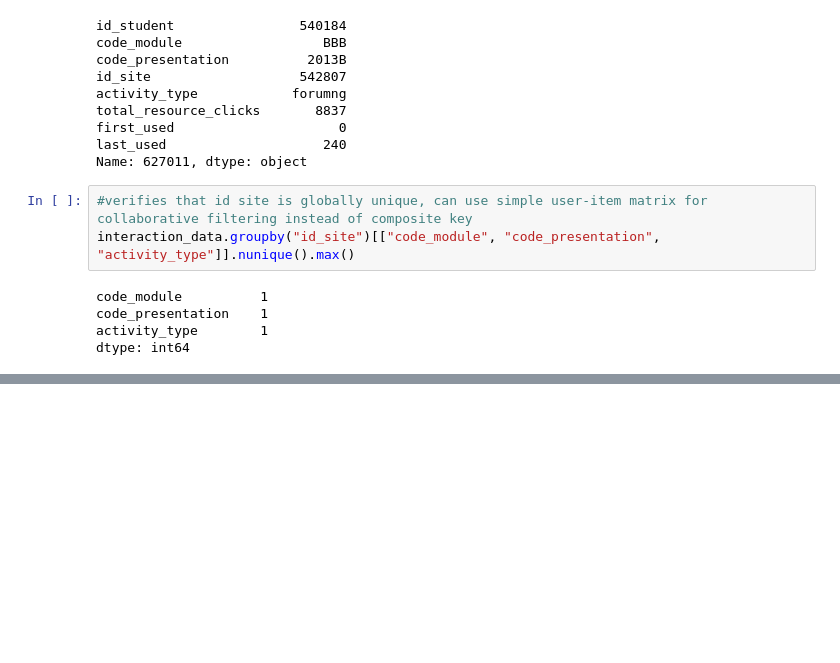
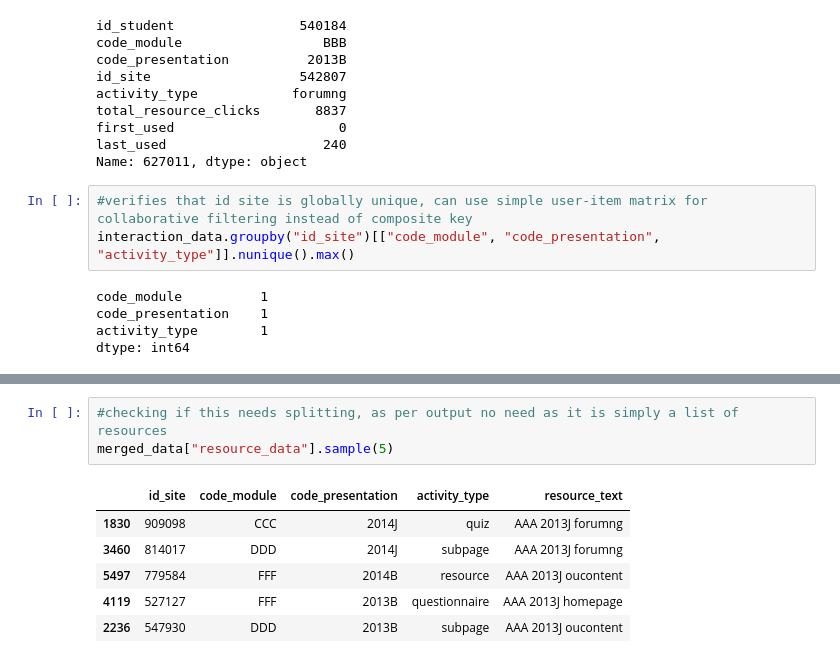
Before and after one commit to lulwaM/fp-hybrid-educational-recommender, a Jupyter notebook: notebooks/data_preprocessing.ipynb, the cells around one changed output, grey strips where cells are left out. Drawn from its saved outputs; the diff is of its cells as text; blank space fills up the shorter version.

```diff
--- a/notebooks/data_preprocessing.ipynb
+++ b/notebooks/data_preprocessing.ipynb
@@ -735,0 +760,10 @@ dtype: int64
+# %%
+#checking if this needs splitting, as per output no need as it is simply a list of resources
+merged_data["resource_data"].sample(5)
+# %% [output]
+|  | id_site | code_module | code_presentation | activity_type | resource_text |
+| 1830 | 909098 | CCC | 2014J | quiz | AAA 2013J forumng |
+| 3460 | 814017 | DDD | 2014J | subpage | AAA 2013J forumng |
+| 5497 | 779584 | FFF | 2014B | resource | AAA 2013J oucontent |
+| 4119 | 527127 | FFF | 2013B | questionnaire | AAA 2013J homepage |
+| 2236 | 547930 | DDD | 2013B | subpage | AAA 2013J oucontent |
```
Also changed, not shown: parts of 6 cells of this notebook, 5 other files.
